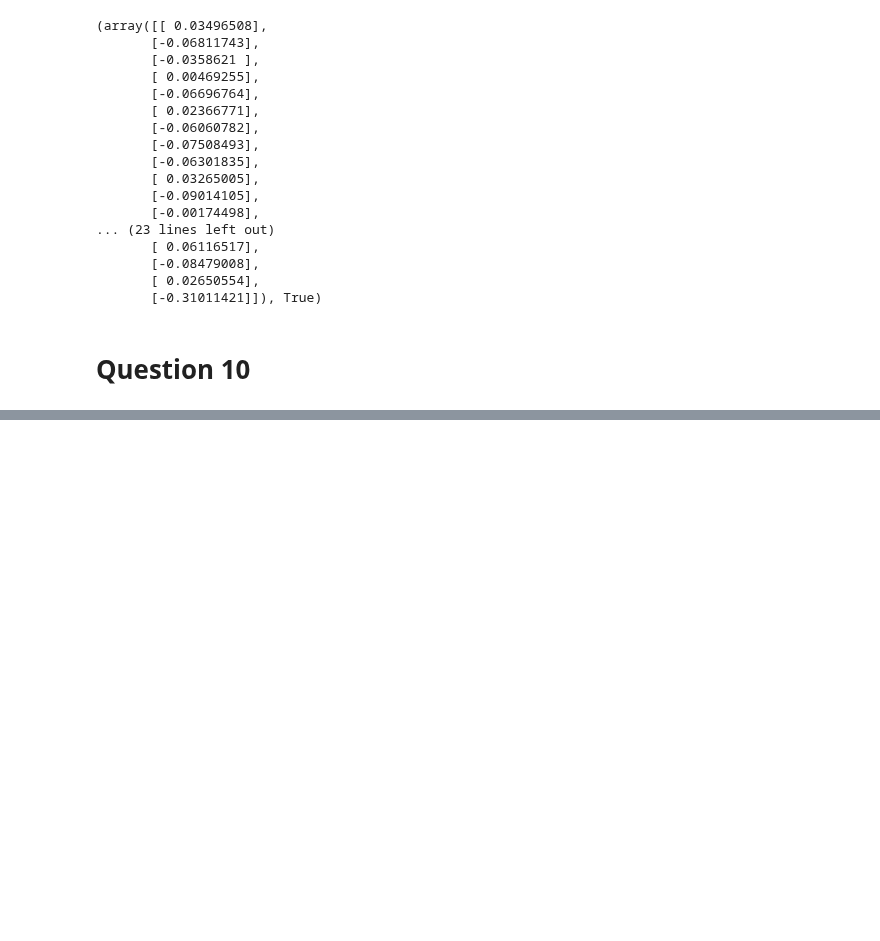
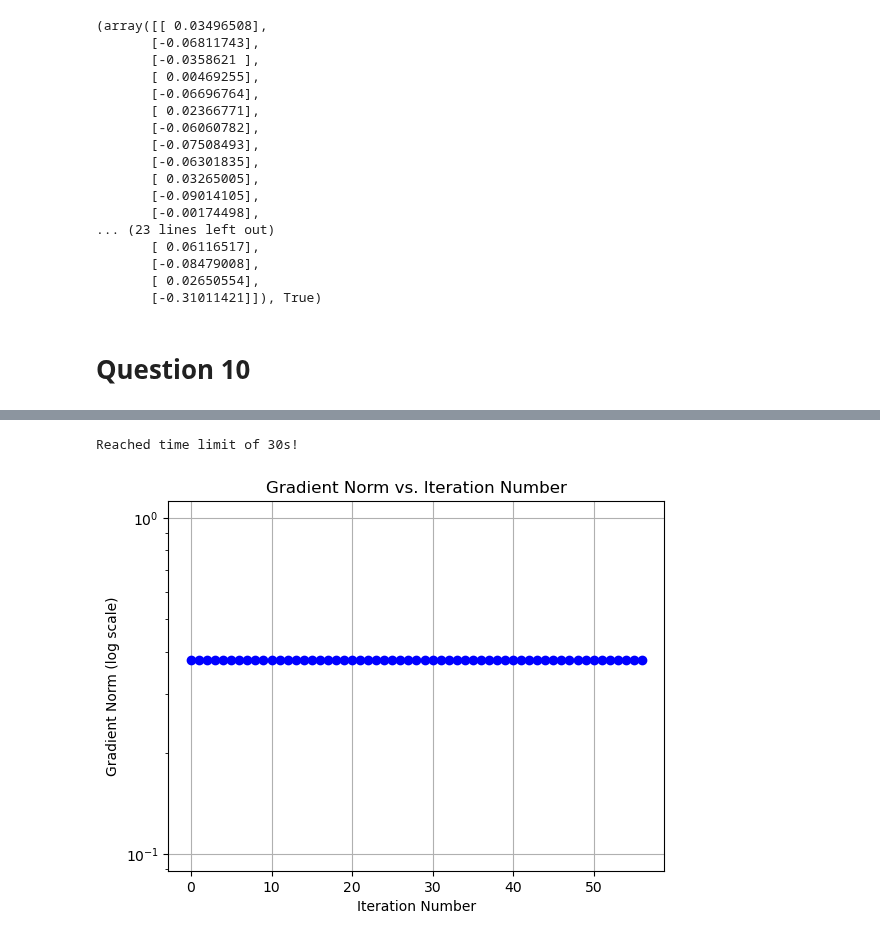
Before and after one commit to gzein/ContOpt_HW2, a Jupyter notebook: ContOpt_HW2.ipynb, the cells around one changed output, grey strips where cells are left out. Saved outputs shown, nothing was run; the diff lists cells and outputs as text; code cells hidden in the pictures; blank space fills up the shorter version.

```diff
--- a/ContOpt_HW2.ipynb
+++ b/ContOpt_HW2.ipynb
@@ -302,7 +304,7 @@ def hessian_f(X,V):
     :param X: np.ndarray[(2K, 1)] "position of K stars"
     :param P: np.ndarray[(2, n**2)] "pixel positions"
     :param y: np.ndarray[(n**2, 1)] "actual image detected, y = \Phi(X_true)" remember we want to find X_true
-    :param v: np.ndarray[(2K,1)] "direction at which hessian is taken"
+    :param V: np.ndarray[(2K,1)] "direction at which hessian is taken"
     :returns: np.ndarray[(2K, 1)]
     """
     # Compute intermediate terms
@@ -524,0 +482,29 @@ Reached time limit of 30s!
+# %%
+# plotting function for gradient norm vs iteration number
+def plot_gradient_norm(gradient_norms:np.ndarray):
+    plt.plot(gradient_norms, marker='o', linestyle='-', color='b')
+    plt.title("Gradient Norm vs. Iteration Number") # need to maybe change this to a different title ###################
+    plt.xlabel("Iteration Number")
+    plt.ylabel("Gradient Norm (log scale)")
+    plt.yscale('log')
+    plt.grid()
+    plt.show()
+
+#x0
+x0 = X0.flatten(order='F').reshape(d*K,1) #x0
+#x0, iterates,gradient_norms1,times = TRsolver(x0, delta_0, delta_bar)
+
+#x_random
+x_random = np.random.uniform(-0.5, 0.5, (d, K)).flatten(order='F').reshape(d*K,1)  # Random X
+x0, iterates,gradient_norms2,times = TRsolver(x_random, delta_0, delta_bar)
+
+#x_random2
+x_random2 = np.random.uniform(-0.5, 0.5, (d, K)).flatten(order='F').reshape(d*K,1)  # Random X
+#x0, iterates,gradient_norms3,times = TRsolver(x_random2, delta_0, delta_bar)
+
+#plot_gradient_norm(gradient_norms1);
+plot_gradient_norm(gradient_norms2);
+#plot_gradient_norm(gradient_norms3);
+# %% [output]
+Reached time limit of 30s!
+[figure, added]
```
Also changed, not shown: parts of 7 cells of this notebook.
